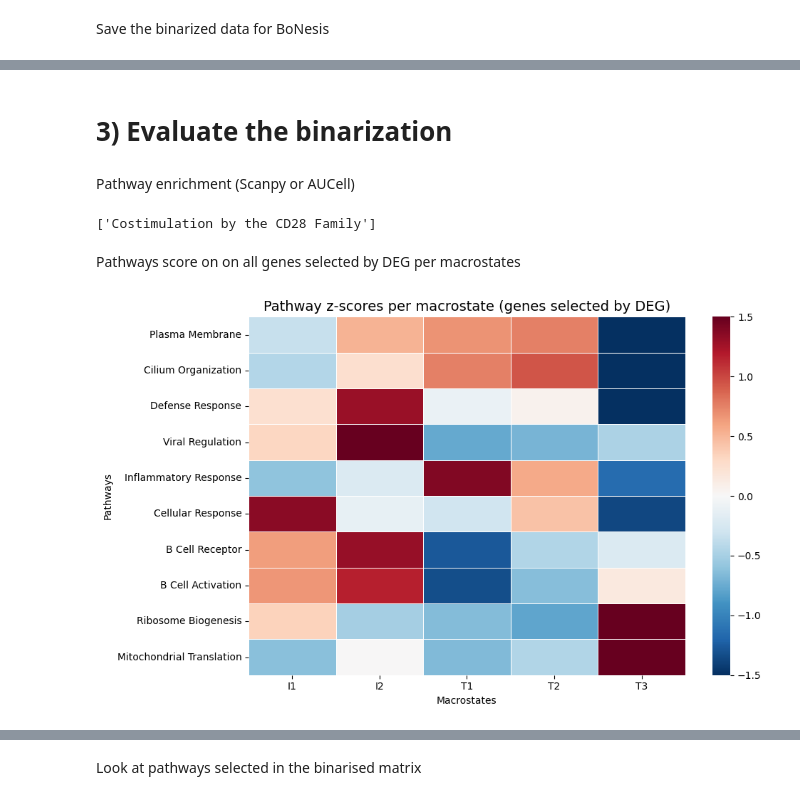
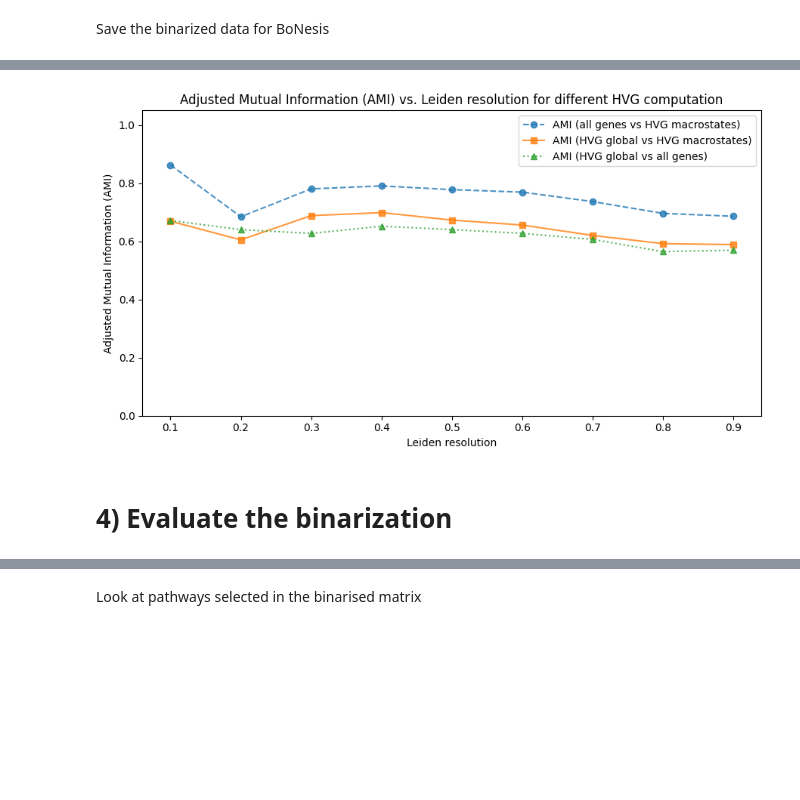
Before and after one commit to Augugustine/CITE-seq-analysis-CLL, a Jupyter notebook: 3- Boolean model/Binarization.ipynb, the cells around one changed output, grey strips where cells are left out. Drawn from its saved outputs; the diff is of its cells as text; code cells hidden in the pictures; blank space fills up the shorter version.

```diff
--- a/3- Boolean model/Binarization.ipynb
+++ b/3- Boolean model/Binarization.ipynb
@@ -415,14 +573,26 @@ Save the binarized data for BoNesis
+# %%
+fig, ax = plt.subplots(figsize=(9, 5))
+
+# AMI (all genes vs HVG macrostates)
+ax.plot(resolution, ami_tg_vals,"o--", label="AMI (all genes vs HVG macrostates)", alpha=0.8)
+# AMI (HVG all cells vs HVG macrostates)
+ax.plot(resolution, ami_global_vals,"s-", label="AMI (HVG global vs HVG macrostates)", alpha=0.8)
+# AMI (HVG all cells vs HVG macrostates)
+ax.plot(resolution, ami_hvg_vals,"^:", label="AMI (HVG global vs all genes)", alpha=0.8)
+
+# Axis
+ax.set_xlabel("Leiden resolution")
+ax.set_ylabel("Adjusted Mutual Information (AMI)")
+ax.set_ylim(0, 1.05)
+#Title
+ax.set_title("Adjusted Mutual Information (AMI) vs. Leiden resolution for different HVG computation")
+# Legend
+ax.legend()
+# Save
+plt.tight_layout()
+plt.savefig(f"{output_directory}/ami_vs_n_clusters_3curves.png", dpi=300, bbox_inches="tight")
+plt.show()
+# %% [output]
+[figure, added]
 # %% [markdown]
-# 3) Evaluate the binarization
+# 4) Evaluate the binarization
-# %% [markdown]
-Pathway enrichment (Scanpy or AUCell)
-# %%
-immune_pathways = {
-    k: v for k, v in reactome.items()
-    if "costimulation " in k.lower()
-}
-list(immune_pathways.keys())[:50]
-# %% [output]
-['Costimulation by the CD28 Family']
-# %% [markdown]
-Pathways score on on all genes selected by DEG per macrostates
@@ -455,35 +598,0 @@ pathways = {
-# %%
-# Compute score for each cell for each pathway
-for name, gene_list in pathways.items():
-    gene_list_filtered = [g for g in gene_list if g in adata_no_none.var_names]
-    if len(gene_list_filtered) == 0:
-        print(f"No genes found for {name}")
-        continue
-    sc.tl.score_genes(adata_no_none, gene_list=gene_list_filtered, score_name=name)
-
-scores = list(pathways.keys())
-mean_scores = (
-    adata_no_none.obs
-    .groupby("macrostates")[scores]
-    .mean())
-mean_scores_z_all = mean_scores.apply(lambda x: (x - x.mean()) / x.std(), axis=0)
-
-# Plot
-plt.figure(figsize=(10, 6))
-
-sns.heatmap(
-    mean_scores_z_all.T,
-    cmap="RdBu_r", center=0,
-    linewidths=0.5,
-    cbar=True,vmin=-1.5,
-    vmax=1.5,
-    yticklabels=True
-)
-plt.title("Pathway z-scores per macrostate (genes selected by DEG)", fontsize=14)
-plt.xlabel("Macrostates")
-plt.ylabel("Pathways")
-plt.tight_layout()
-plt.savefig(f"{output_directory}/pathways_combined_heatmap.png", dpi=300)
-plt.show()
-# %% [output]
-[figure, removed]
```
Also changed, not shown: parts of 30 cells of this notebook, 2 other files.
